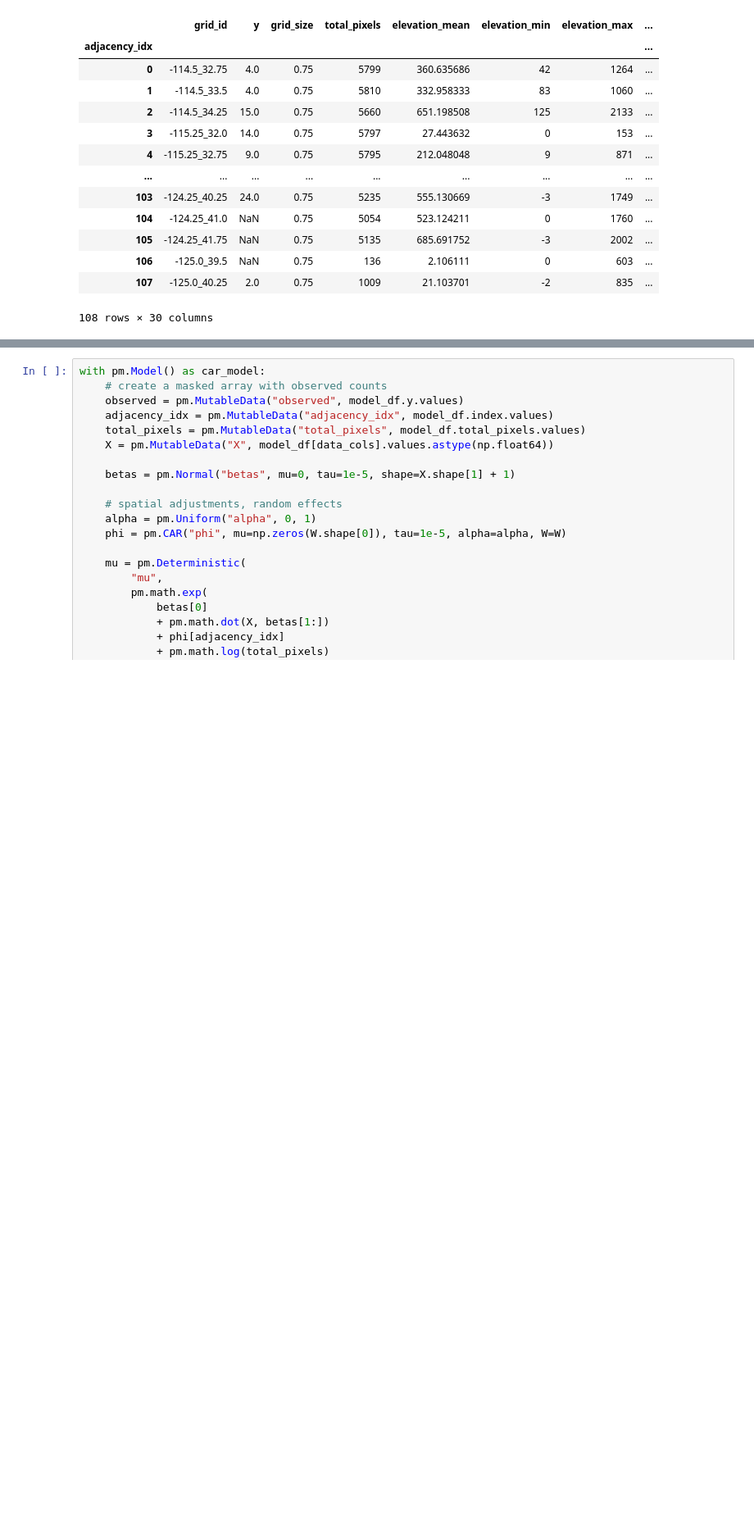
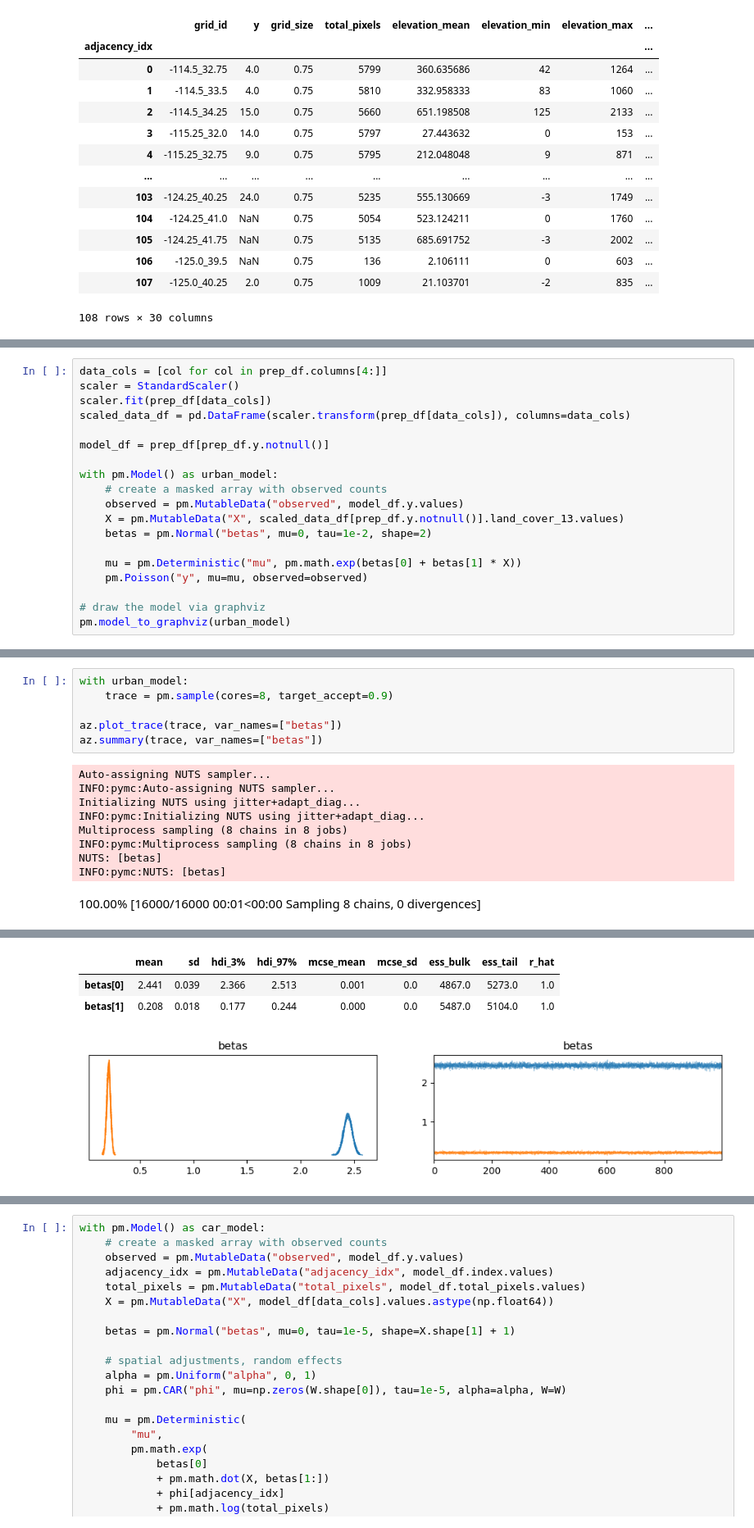
Before and after one commit to acmiyaguchi/iyse4620-birdcall-distributions, a Jupyter notebook: notebooks/2022-11-11-car-model.ipynb, the cells around one changed output, grey strips where cells are left out. Shown: that part at 82% size. Cells and saved outputs as stored; diff of their text form; blank space fills up the shorter version.

Commit message:
Add success with numpyro for sampling

```diff
--- a/notebooks/2022-11-11-car-model.ipynb
+++ b/notebooks/2022-11-11-car-model.ipynb
@@ -106,0 +86,19 @@ scaled_data_df
+# %%
+data_cols = [col for col in prep_df.columns[4:]]
+scaler = StandardScaler()
+scaler.fit(prep_df[data_cols])
+scaled_data_df = pd.DataFrame(scaler.transform(prep_df[data_cols]), columns=data_cols)
+
+model_df = prep_df[prep_df.y.notnull()]
+
+with pm.Model() as urban_model:
+    # create a masked array with observed counts
+    observed = pm.MutableData("observed", model_df.y.values)
+    X = pm.MutableData("X", scaled_data_df[prep_df.y.notnull()].land_cover_13.values)
+    betas = pm.Normal("betas", mu=0, tau=1e-2, shape=2)
+
+    mu = pm.Deterministic("mu", pm.math.exp(betas[0] + betas[1] * X))
+    pm.Poisson("y", mu=mu, observed=observed)
+
+# draw the model via graphviz
+pm.model_to_graphviz(urban_model)
@@ -106,0 +107,16 @@ scaled_data_df
+# %%
+with urban_model:
+    trace = pm.sample(cores=8, target_accept=0.9)
+
+az.plot_trace(trace, var_names=["betas"])
+az.summary(trace, var_names=["betas"])
+# %% [output]
+Auto-assigning NUTS sampler...
+INFO:pymc:Auto-assigning NUTS sampler...
+Initializing NUTS using jitter+adapt_diag...
+INFO:pymc:Initializing NUTS using jitter+adapt_diag...
+Multiprocess sampling (8 chains in 8 jobs)
+INFO:pymc:Multiprocess sampling (8 chains in 8 jobs)
+NUTS: [betas]
+INFO:pymc:NUTS: [betas]
+100.00% [16000/16000 00:01<00:00 Sampling 8 chains, 0 divergences]
@@ -106,0 +125,4 @@ scaled_data_df
+|  | mean | sd | hdi_3% | hdi_97% | mcse_mean | mcse_sd | ess_bulk | ess_tail | r_hat |
+| betas[0] | 2.441 | 0.039 | 2.366 | 2.513 | 0.001 | 0.0 | 4867.0 | 5273.0 | 1.0 |
+| betas[1] | 0.208 | 0.018 | 0.177 | 0.244 | 0.000 | 0.0 | 5487.0 | 5104.0 | 1.0 |
+[figure, added]
```
Also changed, not shown: parts of 10 cells of this notebook, 2 other files.
